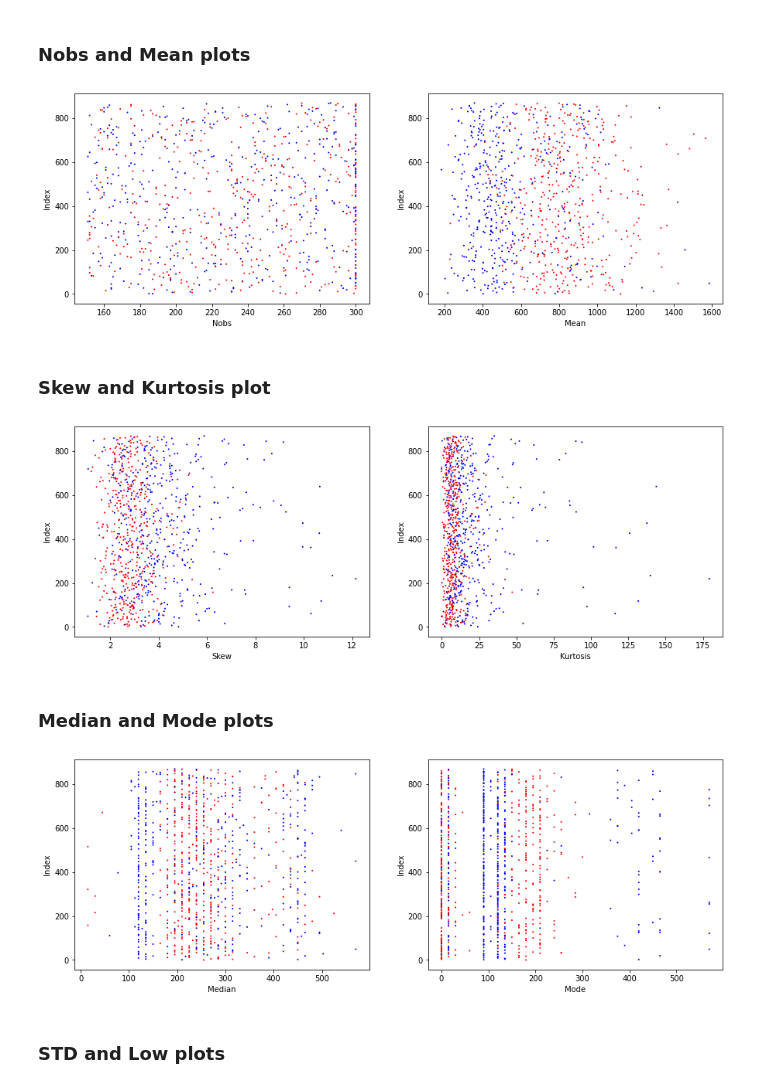
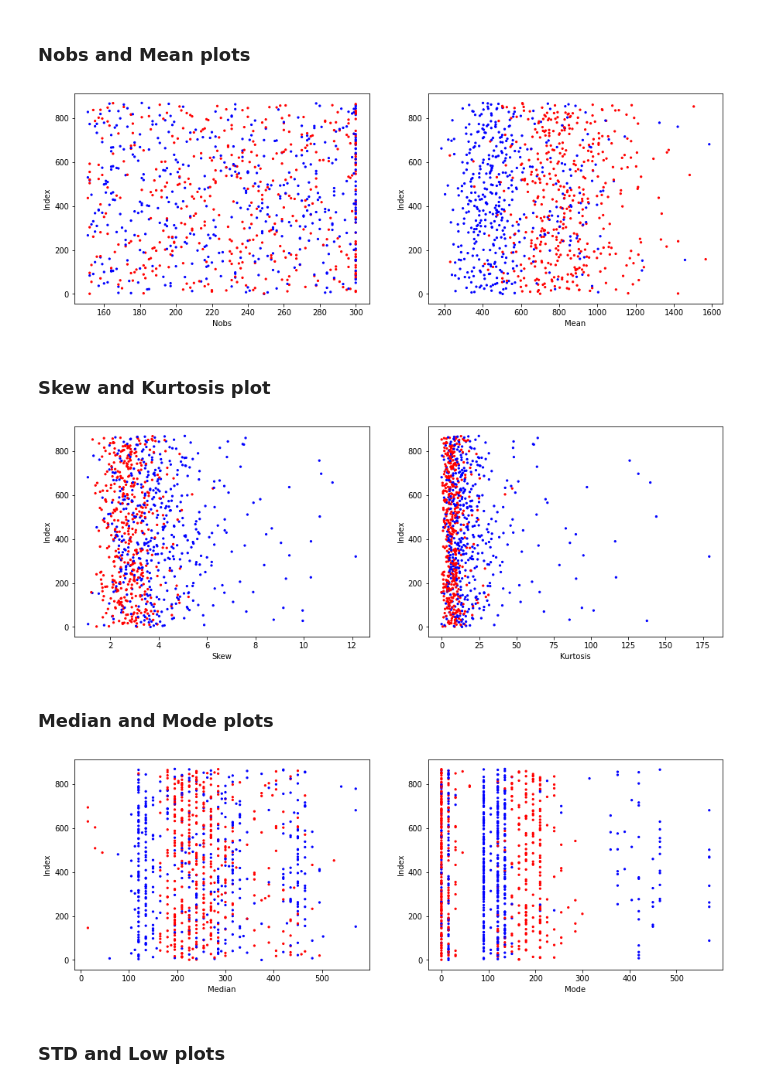
Before and after one commit to BrunoGianesi/Speaker-Gender-Recognition, a Jupyter notebook: MLS_Feature_Plots.ipynb, the cells around one changed output. Saved outputs shown, nothing was run; the diff lists cells and outputs as text; code cells hidden in the pictures.

```diff
--- a/MLS_Feature_Plots.ipynb
+++ b/MLS_Feature_Plots.ipynb
@@ -36,15 +36,15 @@ df_sample = df_sample[:30000]
 # %%
 fig1, (ax1, ax2) = plt.subplots(1,2,figsize=(15,5))
 
 colors = {0: 'red', 1: 'blue'}
 
-ax1.scatter(df_sample['nobs'], df_sample.index, c=df_sample['Gender'].apply(lambda x: colors[x]),s= 1)
+ax1.scatter(df_sample['nobs'], df_sample.index, c=df_sample['Gender'].apply(lambda x: colors[x]),s= 5)
 ax1.set(xlabel= "Nobs", ylabel= 'Index')
-ax2.scatter(df_sample['mean'], df_sample.index, c=df_sample['Gender'].apply(lambda x: colors[x]),s= 1)
+ax2.scatter(df_sample['mean'], df_sample.index, c=df_sample['Gender'].apply(lambda x: colors[x]),s= 5)
 ax2.set(xlabel= "Mean", ylabel= 'Index')
 plt.show()
 # %% [output]
-[figure, old version]
+[figure, new version]
 # %% [markdown]
 ### Skew and Kurtosis plot
 # %%
@@ -52,13 +52,13 @@ fig2, (ax3, ax4) = plt.subplots(1,2,figsize=(15,5))
 
 colors = {0: 'red', 1: 'blue'}
 
-ax3.scatter(df_sample['skew'], df_sample.index, c=df_sample['Gender'].apply(lambda x: colors[x]),s= 1)
+ax3.scatter(df_sample['skew'], df_sample.index, c=df_sample['Gender'].apply(lambda x: colors[x]),s= 5)
 ax3.set(xlabel= "Skew", ylabel= 'Index')
-ax4.scatter(df_sample['kurtosis'], df_sample.index, c=df_sample['Gender'].apply(lambda x: colors[x]),s= 1)
+ax4.scatter(df_sample['kurtosis'], df_sample.index, c=df_sample['Gender'].apply(lambda x: colors[x]),s= 5)
 ax4.set(xlabel= "Kurtosis", ylabel= 'Index')
 plt.show()
 # %% [output]
-[figure, old version]
+[figure, new version]
 # %% [markdown]
 ### Median and Mode plots
 # %%
@@ -66,13 +66,13 @@ fig3, (ax5, ax6) = plt.subplots(1,2,figsize=(15,5))
 
 colors = {0: 'red', 1: 'blue'}
 
-ax5.scatter(df_sample['median'], df_sample.index, c=df_sample['Gender'].apply(lambda x: colors[x]),s= 1)
+ax5.scatter(df_sample['median'], df_sample.index, c=df_sample['Gender'].apply(lambda x: colors[x]),s= 5)
 ax5.set(xlabel= "Median", ylabel= 'Index')
-ax6.scatter(df_sample['mode'], df_sample.index, c=df_sample['Gender'].apply(lambda x: colors[x]),s= 1)
+ax6.scatter(df_sample['mode'], df_sample.index, c=df_sample['Gender'].apply(lambda x: colors[x]),s= 5)
 ax6.set(xlabel= "Mode", ylabel= 'Index')
 plt.show()
 # %% [output]
-[figure, old version]
+[figure, new version]
 # %% [markdown]
 ### STD and Low plots
 # %%
```
Also changed, not shown: parts of 3 cells of this notebook, 5 other files.
